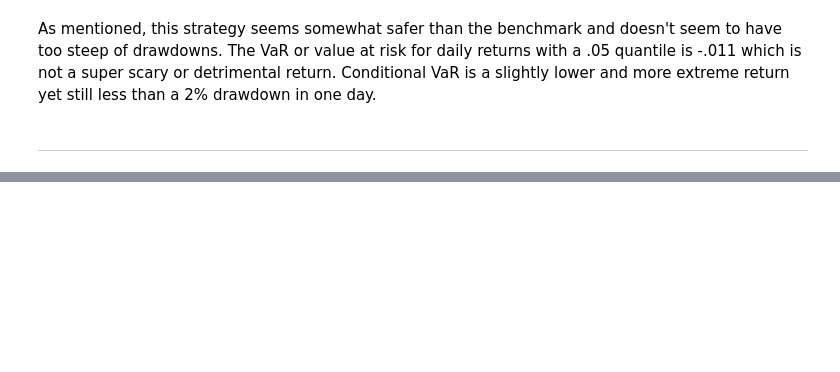
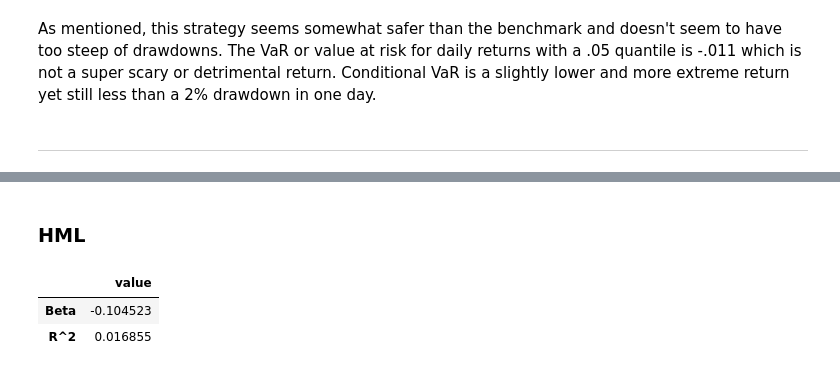
Before and after one commit to tsmcdonnell6604/Algo-Trading, a Jupyter notebook: algo.ipynb, the cells around one changed output, grey strips where cells are left out. Drawn from its saved outputs; the diff is of its cells as text; code cells hidden in the pictures; blank space fills up the shorter version.

```diff
--- a/algo.ipynb
+++ b/algo.ipynb
@@ -469,0 +529,14 @@ As mentioned, this strategy seems somewhat safer than the benchmark and doesn't
+# %% [markdown]
+### HML
+# %%
+X = (data['HML'].fillna(0))
+y = portfolio['Daily Return'].fillna(0)*100
+model = sm.OLS(y,X).fit()
+hml = pd.DataFrame(columns = ['value'], index = ['Beta', 'R^2'])
+hml.loc['Beta', 'value'] = model.params['HML']
+hml.loc['R^2', 'value'] = model.rsquared
+hml
+# %% [output]
+|  | value |
+| Beta | -0.104523 |
+| R^2 | 0.016855 |
```
Also changed, not shown: parts of 23 cells of this notebook.
